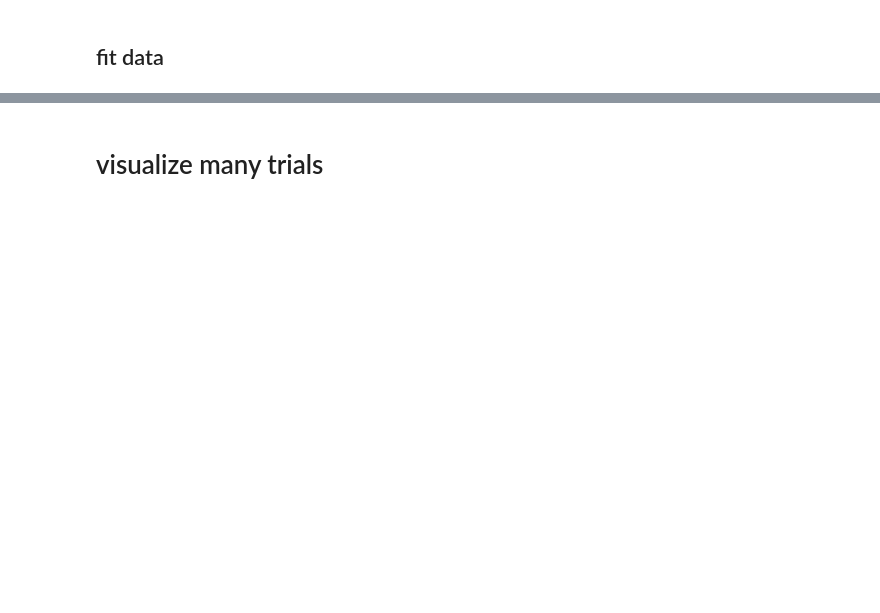
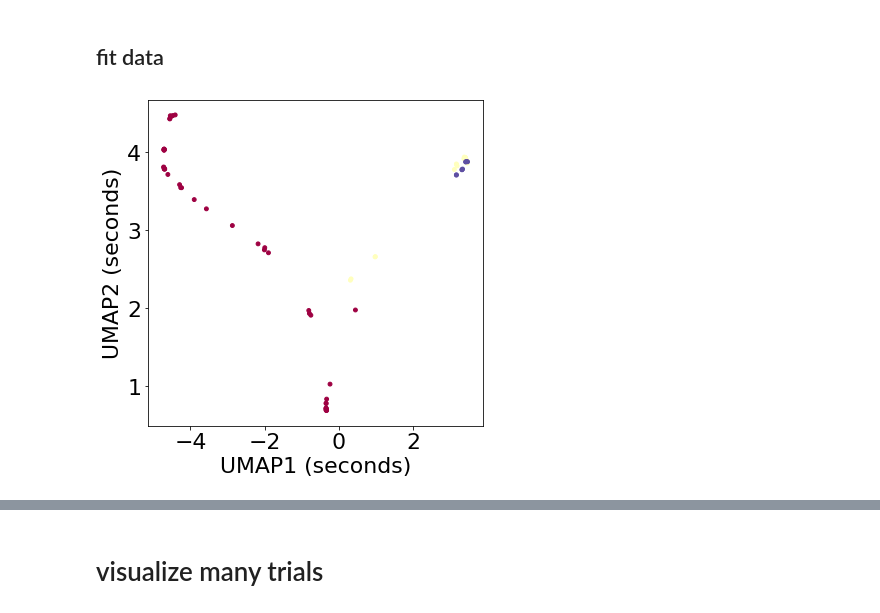
Before and after one commit to TimtheTyrant/neurophysics, a Jupyter notebook: notebooks/Visualizing Nonlinear Dimension Reduction of Neural Point Processes.ipynb, the cells around one changed output, grey strips where cells are left out. Drawn from its saved outputs; the diff is of its cells as text; code cells hidden in the pictures; blank space fills up the shorter version.

```diff
--- a/notebooks/Visualizing Nonlinear Dimension Reduction of Neural Point Processes.ipynb
+++ b/notebooks/Visualizing Nonlinear Dimension Reduction of Neural Point Processes.ipynb
@@ -134,9 +132,37 @@ target=target[boo_times_keep]
 #DONE: try out the hyperbolic embedding
 # %% [markdown]
 ## fit data
+# %%
+# metric='euclidean'
+# metric='mahalanobis'
+# metric='cosine'
+metric='correlation'
+# metric='hellinger'
+# metric='wminkowski'
+
+# **Minkowski style metrics**
+# metric='chebyshev'
+# metric='minkowski'
+
+
+# **Angular and correlation metrics**
+# * cosine
+# * correlation
+
+# **Metrics for binary data**
+# * hamming
+# * jaccard
+# * dice
+# * russelrao
+# * kulsinski
+# * rogerstanimoto
+# * sokalmichener
+# * sokalsneath
+# metric='yule'
 # %%
-#fit data to a gaussian mapper
-gaussian_mapper = umap.UMAP(output_metric='gaussian_energy',
+#show data with a gaussian mapper
+gaussian_mapper = umap.UMAP(metric=metric,
+                            output_metric='gaussian_energy',
                             n_components=40,
                             random_state=2).fit(data)
 x_values=gaussian_mapper.embedding_.T[0]
@@ -148,21 +174,24 @@ y_values=y_values-y_origin
 # %%
 #plot the first two axes
 cmap='Spectral'
 fontsize=22
 fig,ax=plt.subplots(ncols=1,figsize=(6,6))
-ax.scatter(x_values, y_values,
-            c=target, cmap=cmap, s=1000, marker='.',alpha=0.7)
-ax.scatter(x_values, y_values,
-            c='k', s=10, marker='.')
+ax.scatter(x_values, y_values, c=target, cmap='Spectral',s=15)
+# ax.scatter(x_values, y_values,
+#             c=target, cmap=cmap, s=1000, marker='.',alpha=0.7)
+# ax.scatter(x_values, y_values,
+#             c='k', s=10, marker='.')
 ax.tick_params(axis='both',labelsize=fontsize)
 # ax.tick_params(axis='both', which='major', labelsize=fontsize)
 # ax.tick_params(axis='both', which='minor', labelsize=0)
 ax.set_xlabel('UMAP1 (seconds)',fontsize=fontsize)
 ax.set_ylabel('UMAP2 (seconds)',fontsize=fontsize)
 # title='A Single Trial'
 # ax.set_title(title,fontsize=fontsize+4)
 fig.show()
 #                             random_state=42).fit(digits.data)
 # plt.scatter(gaussian_mapper.embedding_.T[0], gaussian_mapper.embedding_.T[1], c=digits.target, cmap='Spectral')
 # plt.show()
+# %% [output]
+[figure, added]
 # %%
```
Also changed, not shown: parts of 53 cells of this notebook, 1 other file.
